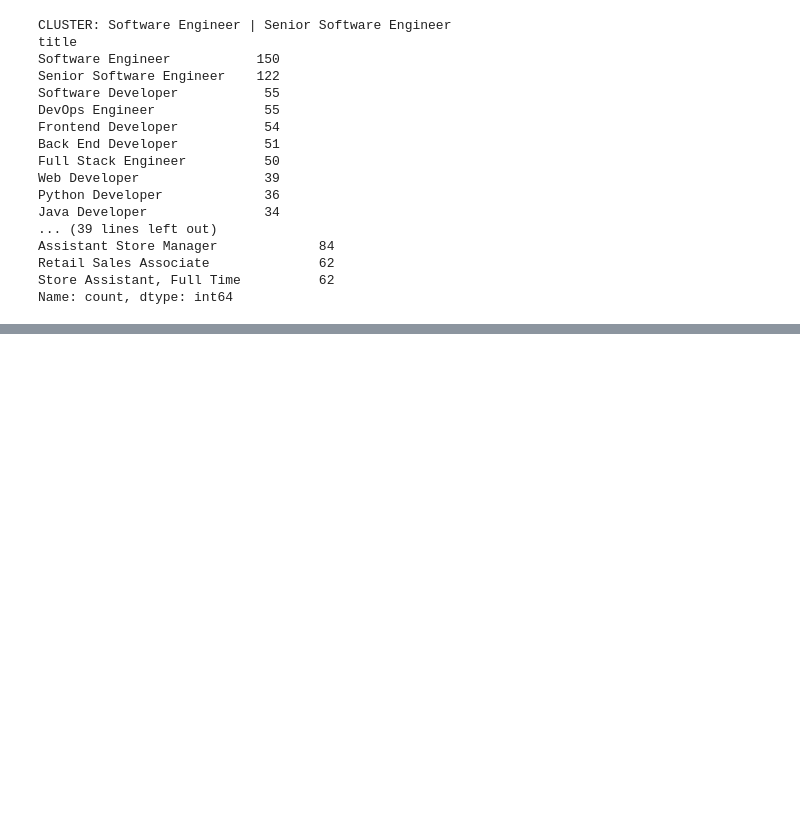
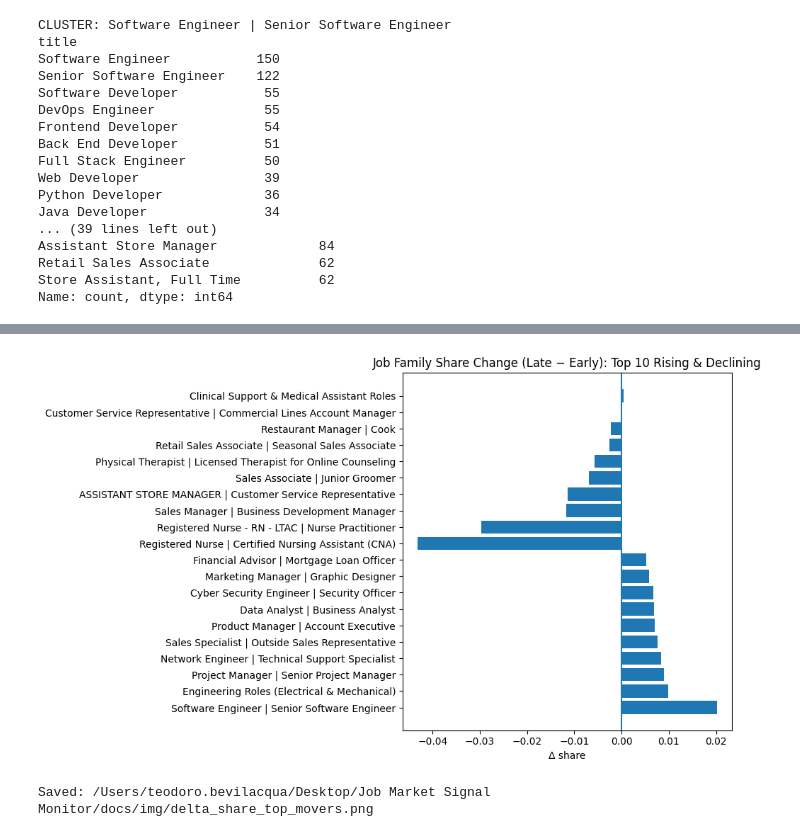
Before and after one commit to teodorobevilacqua/job-market-signal-monitor, a Jupyter notebook: notebooks/03_clustering.ipynb, the cells around one changed output, grey strips where cells are left out. Cells and saved outputs as stored; diff of their text form; code cells hidden in the pictures; blank space fills up the shorter version.

```diff
--- a/notebooks/03_clustering.ipynb
+++ b/notebooks/03_clustering.ipynb
@@ -406,0 +662,22 @@ Name: count, dtype: int64
+# %%
+from pathlib import Path
+
+PROJECT_ROOT = Path.cwd().parent  # if notebook is in /notebooks
+IMG_DIR = PROJECT_ROOT / "docs" / "img"
+IMG_DIR.mkdir(parents=True, exist_ok=True)
+
+out_path = IMG_DIR / "delta_share_top_movers.png"
+plt.figure(figsize=(10, 6))
+plt.barh(plot_top["Job Family"], plot_top["delta_share"])
+plt.axvline(0)
+plt.title(f"Job Family Share Change (Late − Early): Top {TOP_N} Rising & Declining")
+plt.xlabel("Δ share")
+plt.ylabel("")
+plt.tight_layout()
+plt.savefig(out_path, dpi=200, bbox_inches="tight")
+plt.show()
+
+print("Saved:", out_path)
+# %% [output]
+[figure, added]
+Saved: /Users/teodoro.bevilacqua/Desktop/Job Market Signal Monitor/docs/img/delta_share_top_movers.png
```
Also changed, not shown: parts of 20 cells of this notebook, 3 other files.
